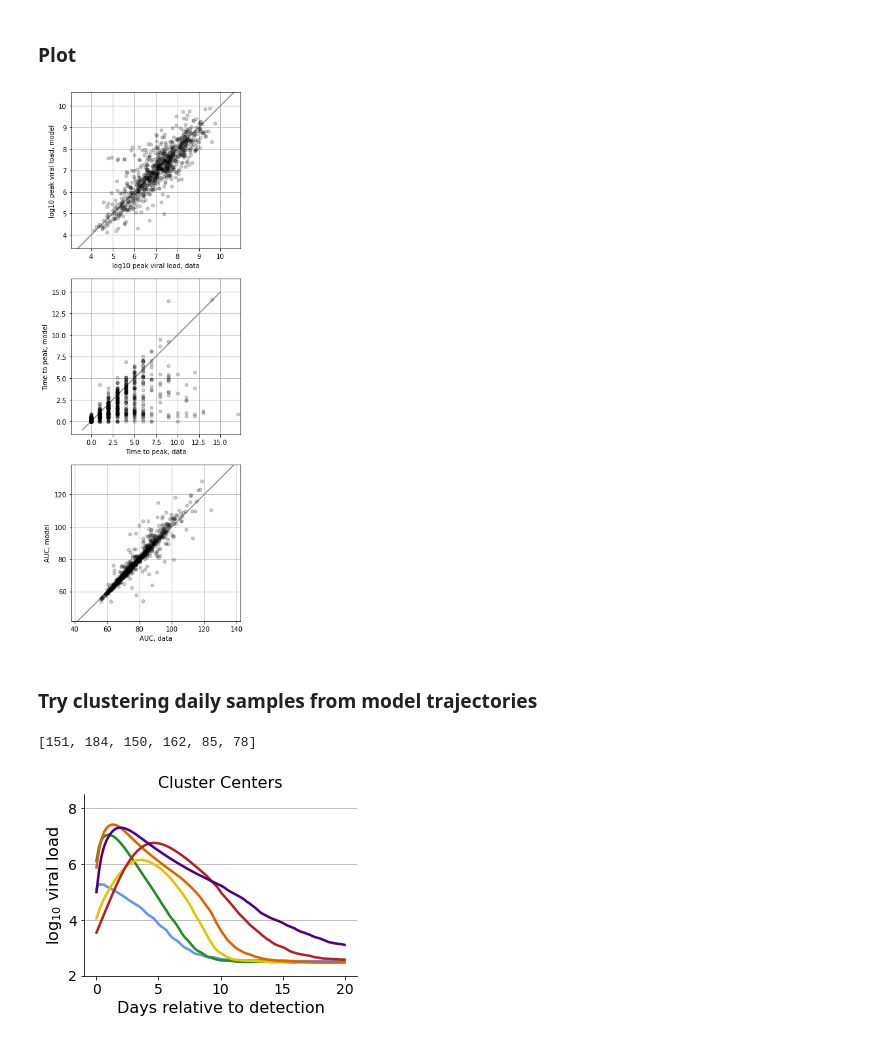
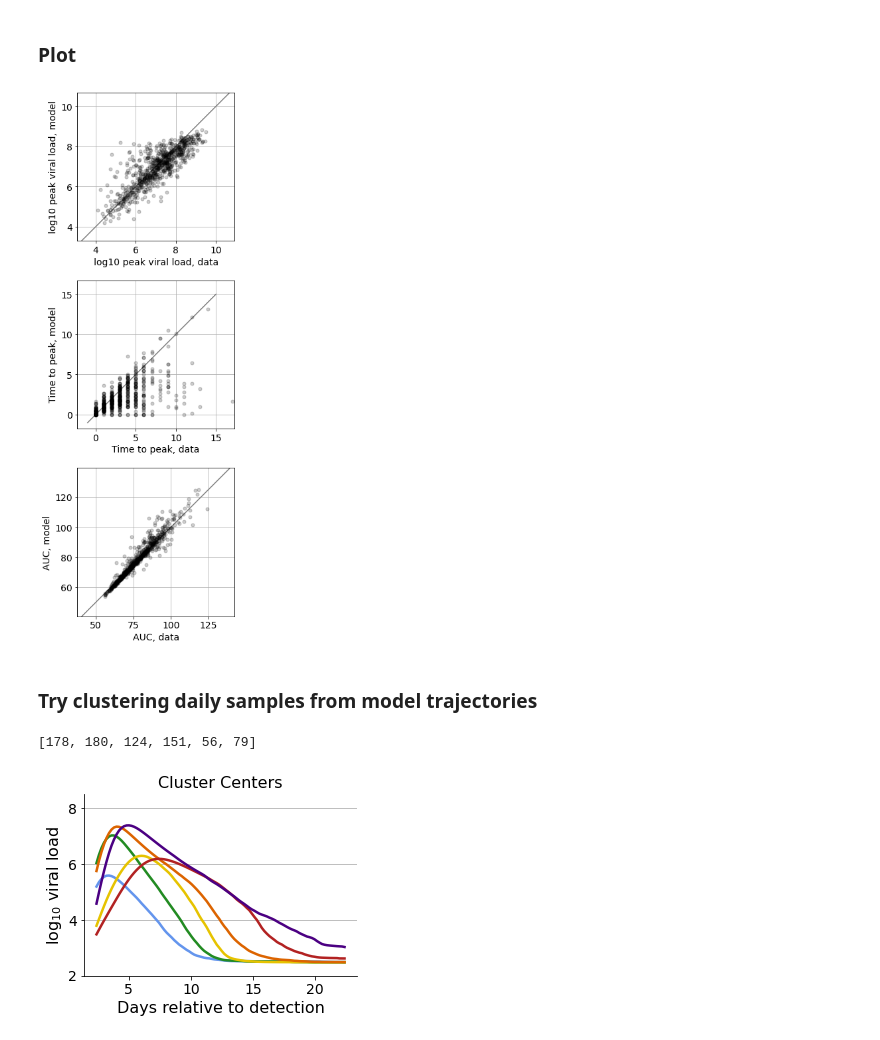
Before and after one commit to lacyk3/SARS-CoV-2Kinetics, a Jupyter notebook: Figures/FigureS1-ComparingQuantitativeFeaturesModelvData.ipynb, the cells around one changed output. Cells and saved outputs as stored; diff of their text form; code cells hidden in the pictures.

Commit message:
More clustering options

```diff
--- a/Figures/FigureS1-ComparingQuantitativeFeaturesModelvData.ipynb
+++ b/Figures/FigureS1-ComparingQuantitativeFeaturesModelvData.ipynb
@@ -63,7 +63,7 @@ def Simulate(func, param_order, param_dict, init, tend, N):
     # build tspan
     tspan = np.linspace(t0,tend,N)
     # incorporate V0
-    V0 = param_dict['V0']
+    V0 = param_dict['Vzero']
     init[4] = V0
     # simulate using scipy integrate
     y = spi.odeint(func, init, tspan, args = tuple(params))
@@ -100,10 +100,10 @@ V_0 = 0;
 init = [T_0, R_0, E_0, I_0, V_0]
 
 # Write function for model simulation
-def deriv(y, t, beta, phi, rho, k, delta,h, m, pi, c,tAI):
+def deriv(y, t, beta, phi, rho, k, delta, m, pi, c,tau):
     T,R,E,I,V = y
 
-    if t > tAI:
+    if t > tau:
         eps = m
     else:
         eps = 0
@@ -111,7 +111,7 @@ def deriv(y, t, beta, phi, rho, k, delta,h, m, pi, c,tAI):
     ddt_T = -beta*T*V - phi*I*T + rho*R
     ddt_R = phi*I*T -rho*R
     ddt_E = beta*T*V - k*E
-    ddt_I = k*E - delta*np.maximum(I,.000001)**h*I - eps*I
+    ddt_I = k*E - delta*I - eps*I
     if I >=1:
         ddt_V = pi*I-c*V
     else:
@@ -120,15 +120,16 @@ def deriv(y, t, beta, phi, rho, k, delta,h, m, pi, c,tAI):
 
     return ddt_T, ddt_R, ddt_E, ddt_I, ddt_V
 
-param_order = ['beta', 'phi', 'rho', 'k', 'delta','h', 'm', 'pi', 'c', 'tAI']
+param_order = ['beta', 'phi', 'rho', 'k', 'delta', 'm', 'pi', 'c', 'tau']
 colorDict = {0:'steelblue', 1:'seagreen',2:'goldenrod', 3:'firebrick', 4:'indigo'}
 
-data_file = r'/Users/kowens2/Documents/SARS-CoV-2 Rebound/NBACohortMay2023/DataPreProcessing/NBA_6Clusters_810infections.xlsx'
-parameters_file = r'/Users/kowens2/Library/CloudStorage/OneDrive-FredHutchinsonCancerResearchCenter/Monolix/NBA Cohort/Projects/FitAllInfectionsAppendNegatives/T0_1x107_E0_0_I0_0_V0_est/IndividualParameters/estimatedIndividualParameters.txt'
+data_file = r'/Users/kowens2/Documents/SARS-CoV-2 Rebound/NBACohortDec2023/NBA_6Clusters_768infections.csv'
+parameters_file = r'/Users/kowens2/Downloads/estimatedIndividualParameters.txt'
+
 # load parameters into data frame
 parameters_df = pd.read_csv(parameters_file)
 # load data into data frame
-data_df = pd.read_excel(data_file)
+data_df = pd.read_csv(data_file)
 
 # list unique infection IDs
 IDs = list(parameters_df.id.unique())
@@ -148,6 +149,7 @@ X = np.zeros((len(IDs_clustered),N))
 PkVLs = []
 TimetoPeakVL = []
 AUCs = []
+Durations = []
 
 for count, i in enumerate(IDs_clustered):
     ind_params = GetParams(parameters_df, i, style = 'mode')
@@ -160,6 +162,13 @@ for count, i in enumerate(IDs_clustered):
     PkVLs.append(np.log10(max(V)))
     AUCs.append(auc(t,np.log10(np.maximum(V,250))))
     TimetoPeakVL.append(t[np.argmax(V)])
+    t0 = params_dict['tzero']
+    t = t+t0
+    log10V = np.log10(np.maximum(y[:,4], 280))
+    ind = np.argwhere(np.flip(log10V)>np.log10(280))[0][0]
+    trev = np.flip(t)
+    duration = trev[ind]
+    Durations.append(duration)
 
     X[count,:] = np.log10(np.maximum(V,300))
 # %% [markdown]
@@ -200,7 +209,7 @@ DataPeak = []
 DataTimeToPeak = []
 DataAUC = []
 
-for i in np.arange(0,810):
+for i in np.arange(0,768):
     V = Xdata[i,:]
     DataPeak.append(max(V))
     DataAUC.append(auc(tdata,V))
@@ -209,6 +218,7 @@ for i in np.arange(0,810):
 ### Plot
 # %%
 # -- Plots
+plt.rcParams.update({'font.size': 14})
 fig, axs = plt.subplots(3,1, figsize = (4.5,12))
 x = np.arange(3,12)
 axs[0].plot(x,x, 'tab:gray')
@@ -217,34 +227,34 @@ axs[0].set_xlabel('log10 peak viral load, data' )
 axs[0].set_ylabel('log10 peak viral load, model')
 axs[0].axis('equal')
 axs[0].set_ylim(4,10)
 axs[0].set_xlim(4,10)
 axs[0].grid()
 
 x = np.arange(-1,16)
 axs[1].plot(x,x, 'tab:gray')
 axs[1].plot(DataTimeToPeak,TimetoPeakVL,'k.', markersize = 10, alpha = .2)
 axs[1].set_xlabel('Time to peak, data' )
 axs[1].set_ylabel('Time to peak, model' )
 #axs[1].set_ylabel('Time to peak, model simulation')
 axs[1].axis('equal')
 axs[1].set_ylim(0,15)
 axs[1].set_xlim(0,15)
 axs[1].grid()
 
 x = np.arange(30,140)
 axs[2].plot(x,x, 'tab:gray')
 axs[2].plot(DataAUC,AUCs,'k.',markersize = 10, alpha = .2)
 axs[2].set_xlabel('AUC, data' )
 axs[2].set_ylabel('AUC, model' )
 #axs[2].set_ylabel('AUC, model simulation')
 axs[2].axis('equal')
 axs[2].set_ylim(50,130)
 axs[2].set_xlim(50,130)
 axs[2].grid()
 
 plt.tight_layout()
 # %% [output]
-[figure, old version]
+[figure, new version]
 # %% [markdown]
 ### Try clustering daily samples from model trajectories
 # %%
@@ -274,8 +284,8 @@ axs.spines['right'].set_visible(False)
 print([np.sum(kmeans.labels_== c) for c in sort_index])
 plt.tight_layout()
 # %% [output]
-[151, 184, 150, 162, 85, 78]
+[178, 180, 124, 151, 56, 79]
-[figure, old version]
+[figure, new version]
 # %%
 # -- clustering based on model simulations -- simulate from t0 to t = 25 days
 fig, axs = plt.subplots(6,1, figsize = (3.75, 10.55))
```
Also changed, not shown: parts of 11 cells of this notebook.
